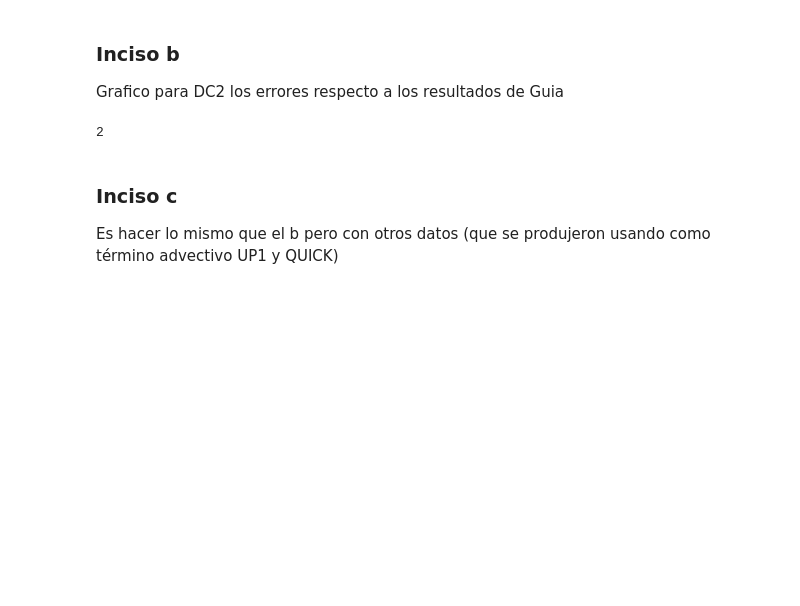
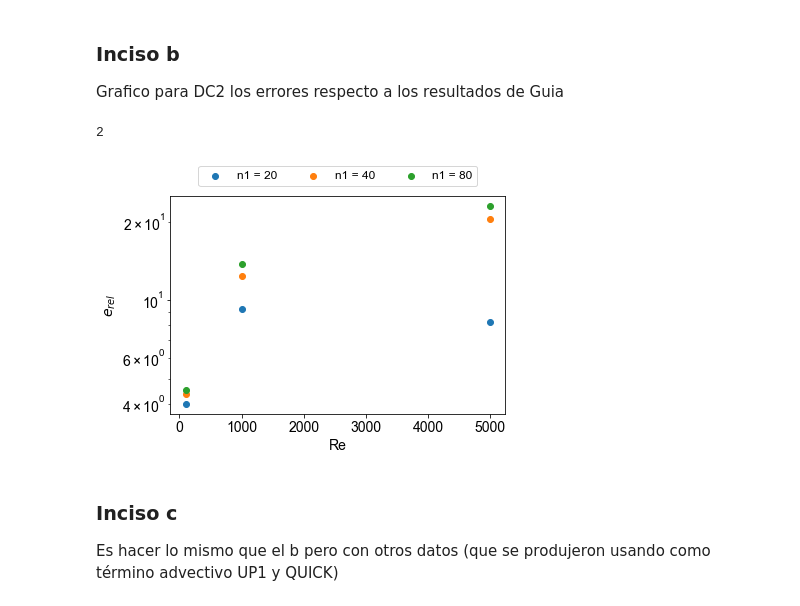
Before and after one commit to Lupama2/Guias_Metodos_Num_Fluidos_I, a Jupyter notebook: Guias/Informe_final/Programa/graficos/graficos.ipynb, the cells around one changed output. Drawn from its saved outputs; the diff is of its cells as text; code cells hidden in the pictures; blank space fills up the shorter version.

```diff
--- a/Guias/Informe_final/Programa/graficos/graficos.ipynb
+++ b/Guias/Informe_final/Programa/graficos/graficos.ipynb
@@ -135,32 +172,35 @@ def errores_advectivo(datos_u, datos_v, guia_ucentral,guia_vcentral):
     errores = np.zeros(datos_u.shape)
     for i in range(datos_u.shape[0]):
         for j in range(datos_u.shape[1]):
-            errores[i,j] = np.sqrt((datos_u[i,j] - guia_ucentral[j])**2 + (datos_v[i,j] - guia_vcentral[j])**2)
+            modulo = guia_ucentral[j]**2 + guia_vcentral[j]**2
+            errores[i,j] = np.sqrt((datos_u[i,j] - guia_ucentral[j])**2 + (datos_v[i,j] - guia_vcentral[j])**2)/modulo
 
     return errores
 # %%
 #Calculo los errores
 errores = errores_advectivo(datos_u, datos_v, guia_ucentral,guia_vcentral)
 
 #Grafico los errores vs nro de Re, una curva por cada n1
 Re_array = np.array([100,1000,5000])
 n1_array = np.array([20,40,80])
 for i in range(3):
-    plt.plot(Re_array, errores[i,:], label='n1 = ' + str(n1_array[i]))
+    plt.scatter(Re_array, errores[i,:], label='n1 = ' + str(n1_array[i]))
 
 #Parámetros del gráfico:
 plt.legend(loc='lower center', ncol = 4, bbox_to_anchor=(0, 1.02, 1, 0.2),fontsize = 12)
 plt.xlabel('Re')
-plt.ylabel('$e$')
+plt.ylabel('$e_{rel}$')
 # plt.xticks(x, my_xticks)
 # plt.yticks(np.arange(y.min(), y.max(), 0.005))
 # plt.yticks(np.arange(-0.5,0.5 + 0.2,0.2))
 # plt.xlim(10.0**-4, 10.0**0)
 # plt.xscale("log")
-# plt.yscale("log")
+plt.yscale("log")
 
 #Guardo el gráfico
 plt.savefig('b_error_Re_vs_n1.pdf', format='pdf',bbox_inches = "tight")
+# %% [output]
+[figure, added]
 # %% [markdown]
 ### Inciso c
 Es hacer lo mismo que el b pero con otros datos (que se produjeron usando como término advectivo UP1 y QUICK)
```
Also changed, not shown: parts of 18 cells of this notebook, 54 other files.
